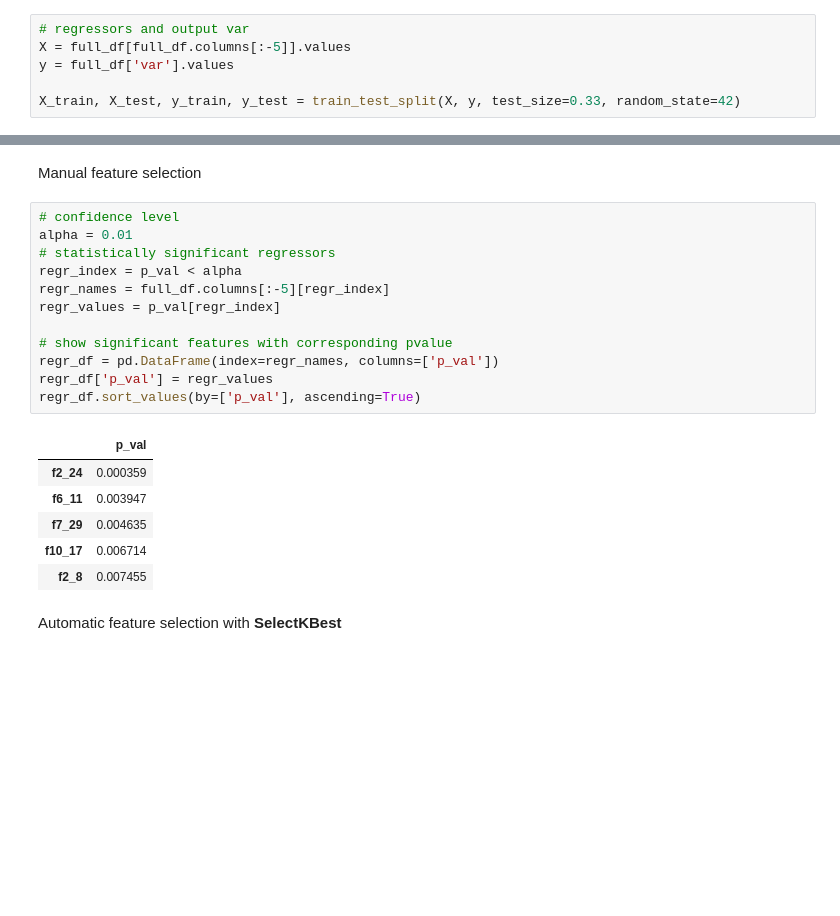
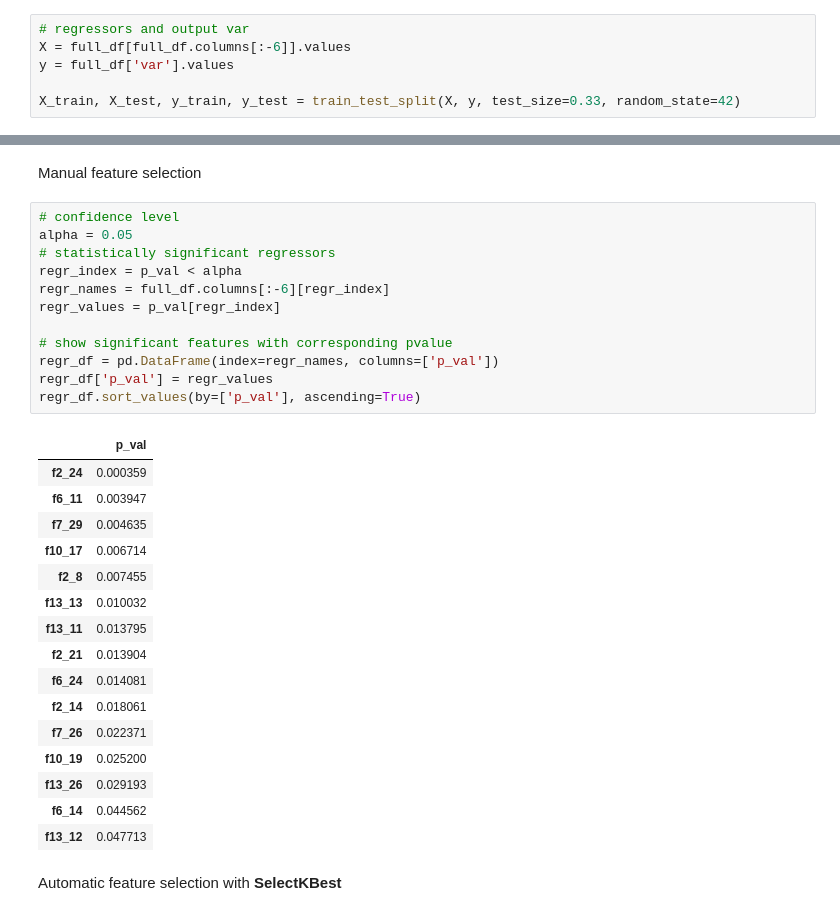
Before and after one commit to tonca/cryptocashtags, a Jupyter notebook: notebooks/Linear_Regression.ipynb, the cells around one changed output, grey strips where cells are left out. Drawn from its saved outputs; the diff is of its cells as text; blank space fills up the shorter version.

```diff
--- a/notebooks/Linear_Regression.ipynb
+++ b/notebooks/Linear_Regression.ipynb
@@ -435,7 +443,7 @@ from sklearn.feature_selection import f_regression
 from sklearn.model_selection import train_test_split
 # %%
 # regressors and output var
-X = full_df[full_df.columns[:-5]].values
+X = full_df[full_df.columns[:-6]].values
 y = full_df['var'].values
 
 X_train, X_test, y_train, y_test = train_test_split(X, y, test_size=0.33, random_state=42)
@@ -445,23 +453,33 @@ X_train, X_test, y_train, y_test = train_test_split(X, y, test_size=0.33, random
 Manual feature selection
 # %%
 # confidence level
-alpha = 0.01
+alpha = 0.05
 # statistically significant regressors
 regr_index = p_val < alpha
-regr_names = full_df.columns[:-5][regr_index]
+regr_names = full_df.columns[:-6][regr_index]
 regr_values = p_val[regr_index]
 
 # show significant features with corresponding pvalue
 regr_df = pd.DataFrame(index=regr_names, columns=['p_val'])
 regr_df['p_val'] = regr_values
 regr_df.sort_values(by=['p_val'], ascending=True)
 # %% [output]
 |  | p_val |
 | f2_24 | 0.000359 |
 | f6_11 | 0.003947 |
 | f7_29 | 0.004635 |
 | f10_17 | 0.006714 |
 | f2_8 | 0.007455 |
+| f13_13 | 0.010032 |
+| f13_11 | 0.013795 |
+| f2_21 | 0.013904 |
+| f6_24 | 0.014081 |
+| f2_14 | 0.018061 |
+| f7_26 | 0.022371 |
+| f10_19 | 0.025200 |
+| f13_26 | 0.029193 |
+| f6_14 | 0.044562 |
+| f13_12 | 0.047713 |
 # %% [markdown]
 Automatic feature selection with **SelectKBest**
 # %%
```
Also changed, not shown: parts of 17 cells of this notebook, 1 other file.
